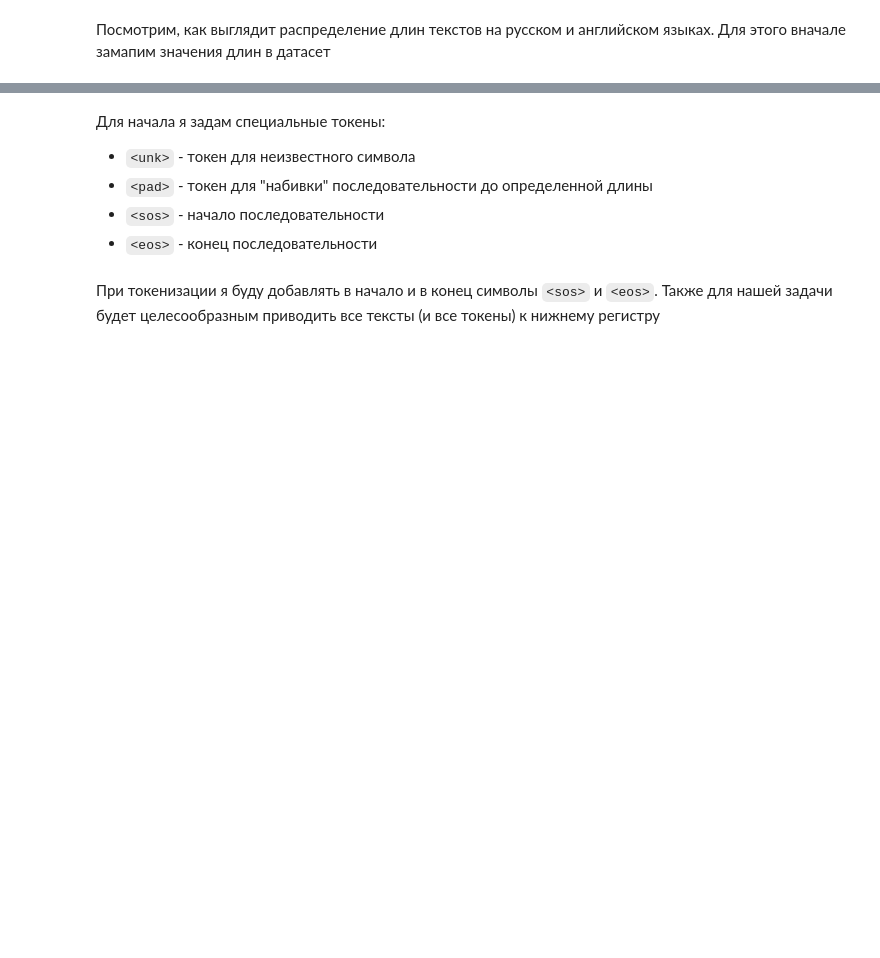
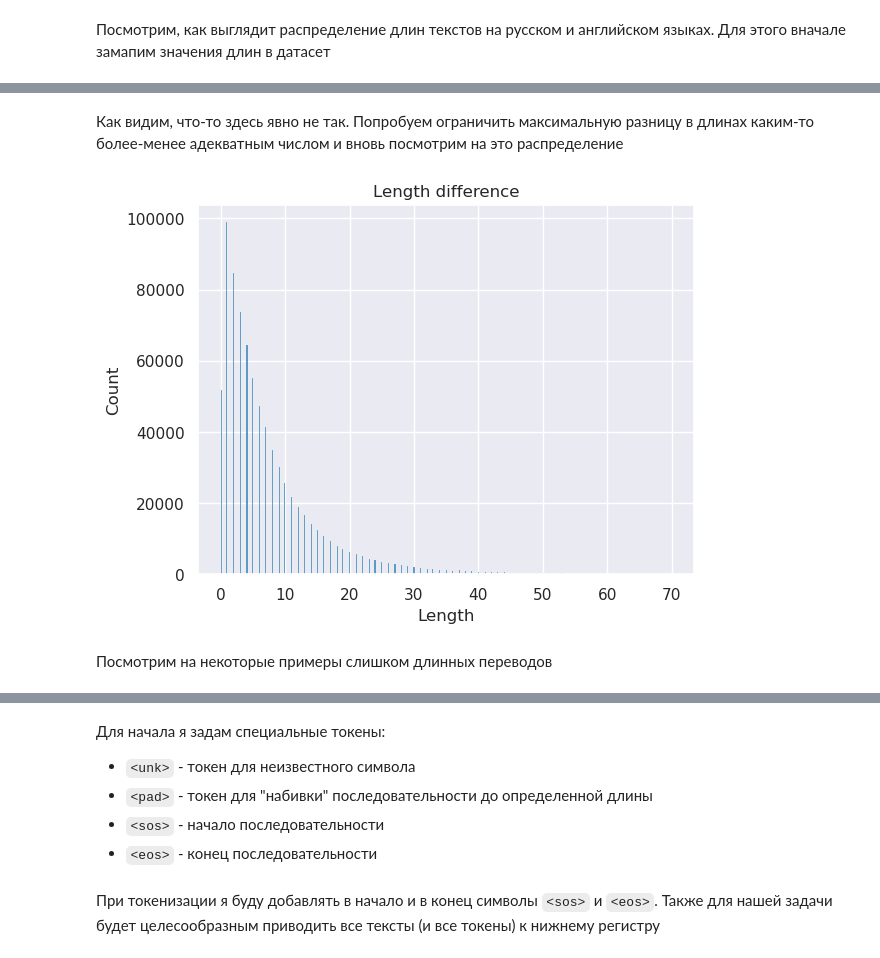
Before and after one commit to ilyaskalimullinn/machine_translation, a Jupyter notebook: 01-translation.ipynb, the cells around one changed output, grey strips where cells are left out. Saved outputs shown, nothing was run; the diff lists cells and outputs as text; code cells hidden in the pictures; blank space fills up the shorter version.

```diff
--- a/01-translation.ipynb
+++ b/01-translation.ipynb
@@ -279,0 +332,12 @@ plot_lengths(dataset["train"], n_to_show=1_000_000)
+# %% [markdown]
+Как видим, что-то здесь явно не так. Попробуем ограничить максимальную разницу в длинах каким-то более-менее адекватным числом и вновь посмотрим на это распределение
+# %%
+plot_length_difference(
+    length_ru=np.array(dataset["train"]["ru_len"]),
+    length_en=np.array(dataset["train"]["en_len"]),
+    threshold=70
+)
+# %% [output]
+[figure, added]
+# %% [markdown]
+Посмотрим на некоторые примеры слишком длинных переводов
```
Also changed, not shown: parts of 54 cells of this notebook, 1 other file.
